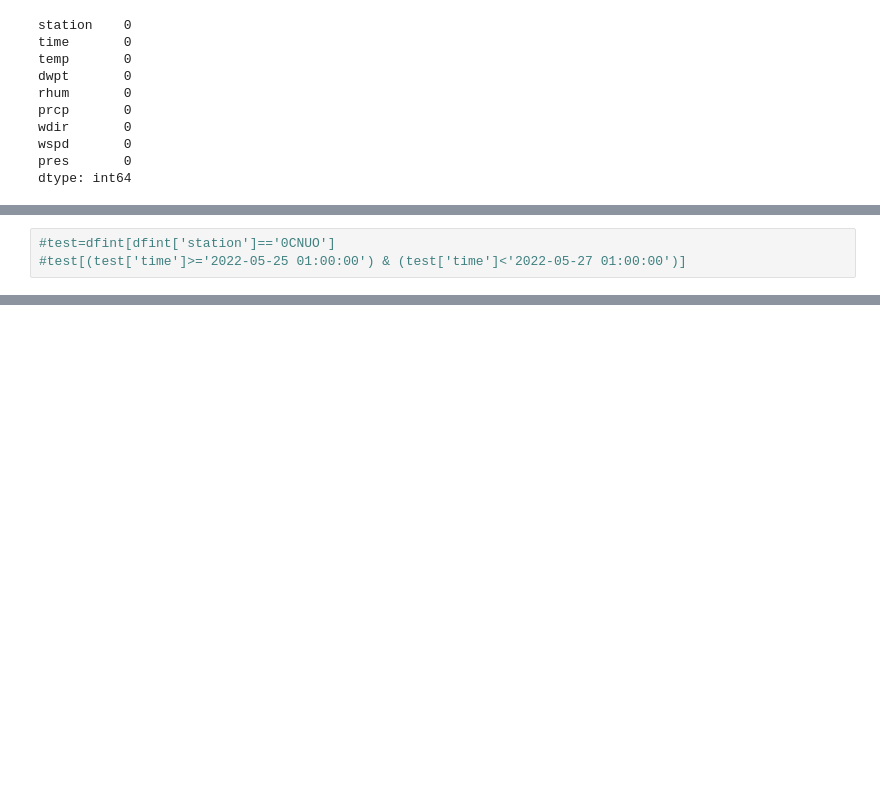
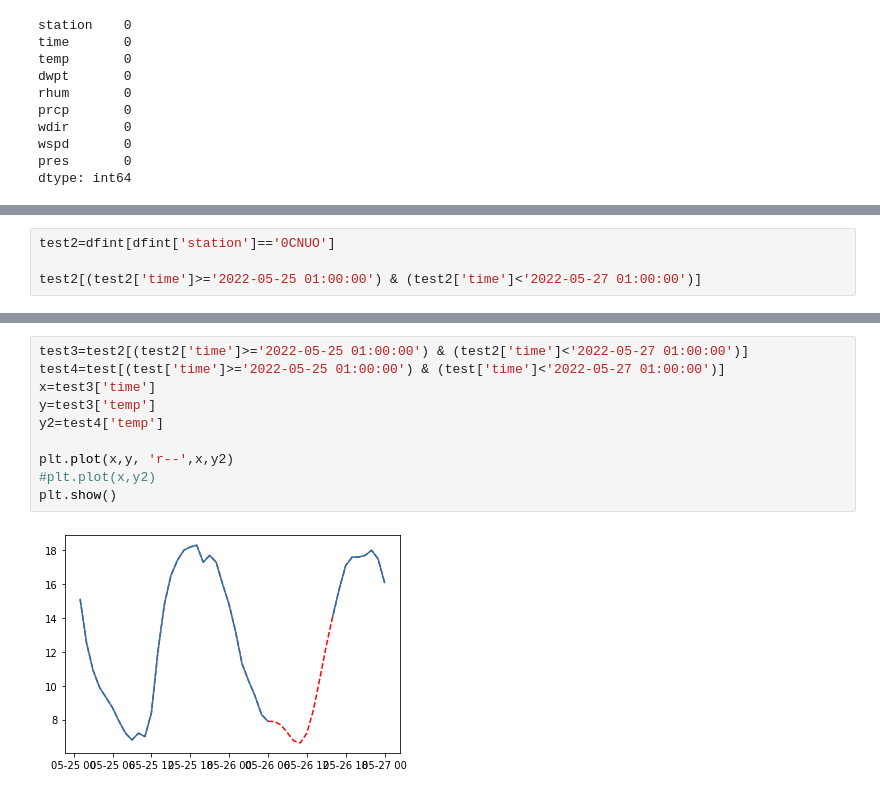
Before and after one commit to Pkeet99/Weatherman, a Jupyter notebook: data_cleaning/initial_cleaning.ipynb, the cells around one changed output, grey strips where cells are left out. Saved outputs shown, nothing was run; the diff lists cells and outputs as text; blank space fills up the shorter version.

Commit message:
First graph.

```diff
--- a/data_cleaning/initial_cleaning.ipynb
+++ b/data_cleaning/initial_cleaning.ipynb
@@ -319,3 +322,4 @@ df.to_pickle(cln_pkl_loc)
 # %%
-#test=dfint[dfint['station']=='0CNUO']
-#test[(test['time']>='2022-05-25 01:00:00') & (test['time']<'2022-05-27 01:00:00')]
+test2=dfint[dfint['station']=='0CNUO']
+
+test2[(test2['time']>='2022-05-25 01:00:00') & (test2['time']<'2022-05-27 01:00:00')]
@@ -321,0 +344,12 @@ df.to_pickle(cln_pkl_loc)
+# %%
+test3=test2[(test2['time']>='2022-05-25 01:00:00') & (test2['time']<'2022-05-27 01:00:00')]
+test4=test[(test['time']>='2022-05-25 01:00:00') & (test['time']<'2022-05-27 01:00:00')]
+x=test3['time']
+y=test3['temp']
+y2=test4['temp']
+
+plt.plot(x,y, 'r--',x,y2)
+#plt.plot(x,y2)
+plt.show()
+# %% [output]
+[figure, added]
```
Also changed, not shown: parts of 7 cells of this notebook.
